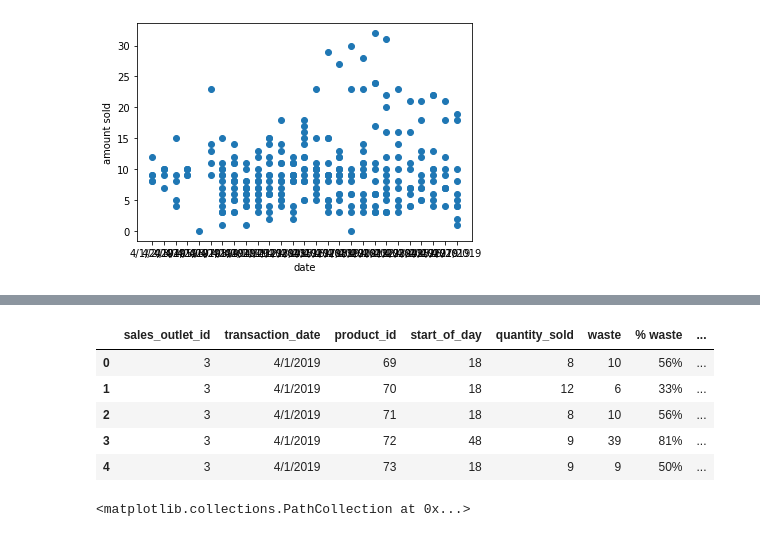
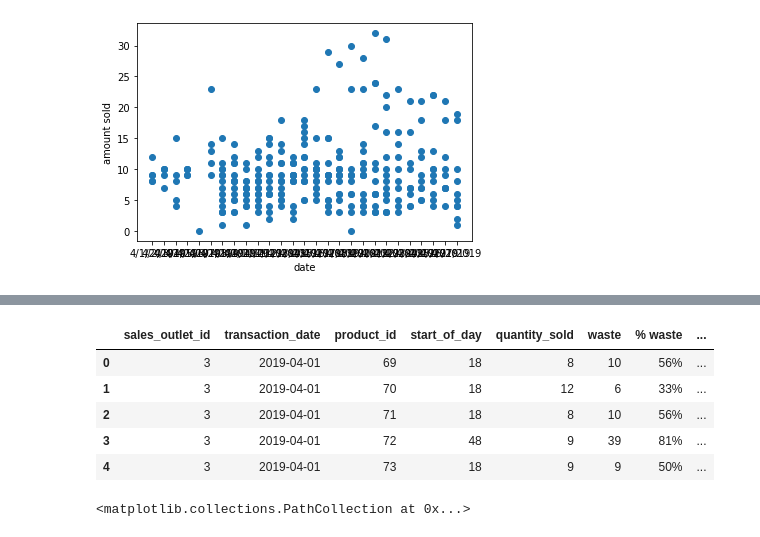
Before and after one commit to CincodeCuatro/ML, a Jupyter notebook: coffee.ipynb, the cells around one changed output, grey strips where cells are left out. Drawn from its saved outputs; the diff is of its cells as text; code cells hidden in the pictures.

```diff
--- a/coffee.ipynb
+++ b/coffee.ipynb
@@ -54,16 +32,17 @@ Freq: D, dtype: int64
 # %%
 #I want one week sunday - monday with one product id, to show the amount sold
 df["transaction_weekday"] = pd.to_datetime(df['transaction_date'], format = '%m/%d/%Y').dt.dayofweek
 
 df["transaction_day"] = pd.to_datetime(df['transaction_date'], format = '%m/%d/%Y').dt.day_name()
+df['transaction_date'] = pd.to_datetime(df['transaction_date'])
 df.head()
 # %% [output]
 |  | sales_outlet_id | transaction_date | product_id | start_of_day | quantity_sold | waste | % waste | ... |
-| 0 | 3 | 4/1/2019 | 69 | 18 | 8 | 10 | 56% | ... |
-| 1 | 3 | 4/1/2019 | 70 | 18 | 12 | 6 | 33% | ... |
-| 2 | 3 | 4/1/2019 | 71 | 18 | 8 | 10 | 56% | ... |
-| 3 | 3 | 4/1/2019 | 72 | 48 | 9 | 39 | 81% | ... |
-| 4 | 3 | 4/1/2019 | 73 | 18 | 9 | 9 | 50% | ... |
+| 0 | 3 | 2019-04-01 | 69 | 18 | 8 | 10 | 56% | ... |
+| 1 | 3 | 2019-04-01 | 70 | 18 | 12 | 6 | 33% | ... |
+| 2 | 3 | 2019-04-01 | 71 | 18 | 8 | 10 | 56% | ... |
+| 3 | 3 | 2019-04-01 | 72 | 48 | 9 | 39 | 81% | ... |
+| 4 | 3 | 2019-04-01 | 73 | 18 | 9 | 9 | 50% | ... |
 # %%
 %matplotlib inline
 plt.xlabel('date')
```
Also changed, not shown: parts of 5 cells of this notebook.
